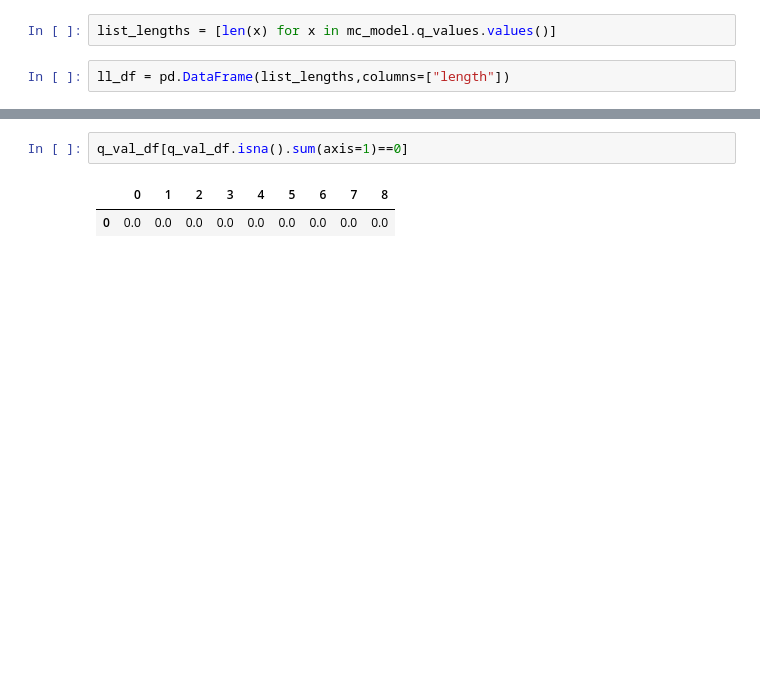
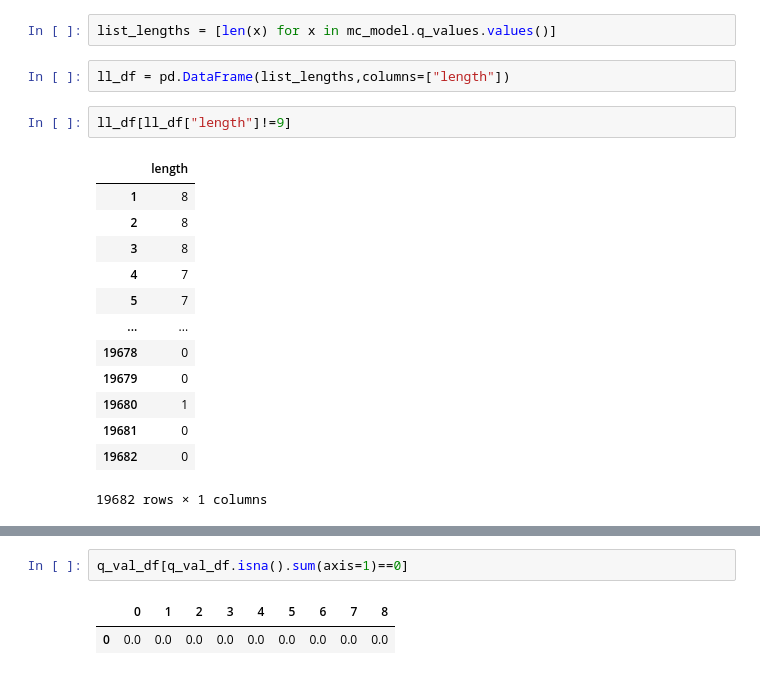
Before and after one commit to andrewbeaton123/tic_tac_learn, a Jupyter notebook: Testing.ipynb, the cells around one changed output, grey strips where cells are left out. Cells and saved outputs as stored; diff of their text form; blank space fills up the shorter version.

Commit message:
Q value length difference is related to valid moves and is not the error

```diff
--- a/run_explorer/Testing.ipynb
+++ b/Testing.ipynb
@@ -124,6 +51,22 @@ q_val_df = pd.DataFrame(mc_model.q_values.values())
 list_lengths = [len(x) for x in mc_model.q_values.values()]
 # %%
 ll_df = pd.DataFrame(list_lengths,columns=["length"])
+# %%
+ll_df[ll_df["length"]!=9]
+# %% [output]
+|  | length |
+| 1 | 8 |
+| 2 | 8 |
+| 3 | 8 |
+| 4 | 7 |
+| 5 | 7 |
+| ... | ... |
+| 19678 | 0 |
+| 19679 | 0 |
+| 19680 | 1 |
+| 19681 | 0 |
+| 19682 | 0 |
+19682 rows × 1 columns
 # %%
 ll_df.hist()
 # %% [output]
```
Also changed, not shown: parts of 11 cells of this notebook, 2 other files.
